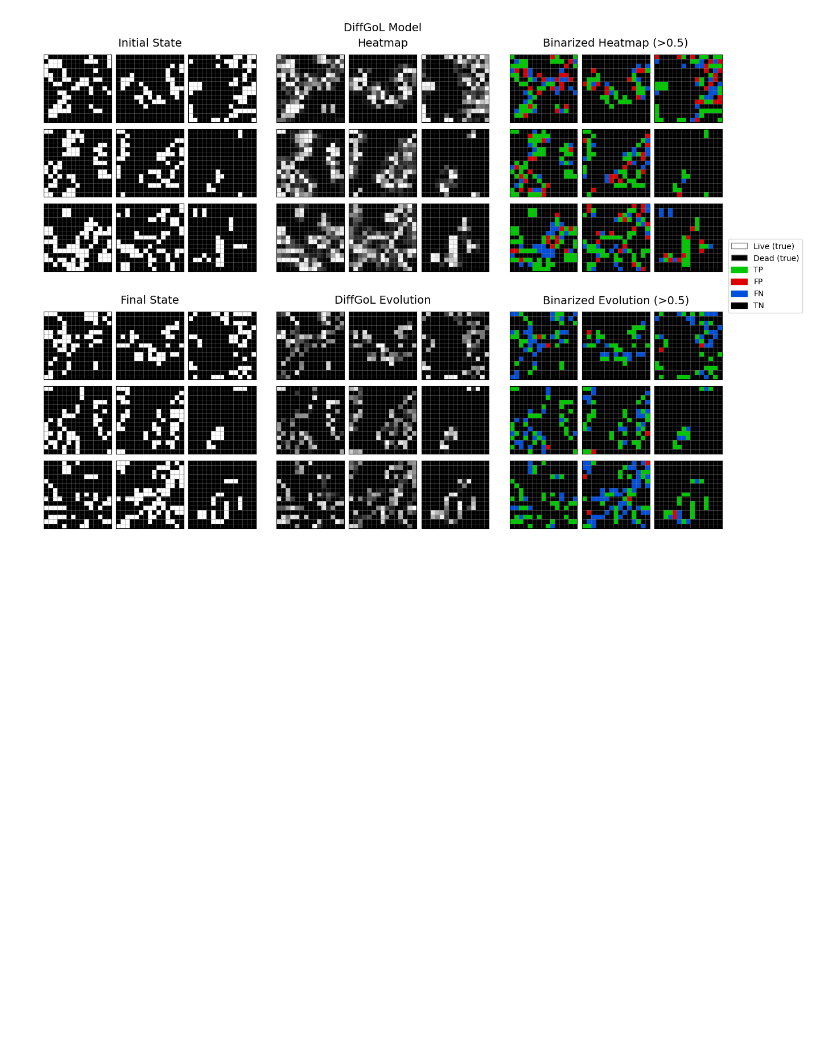
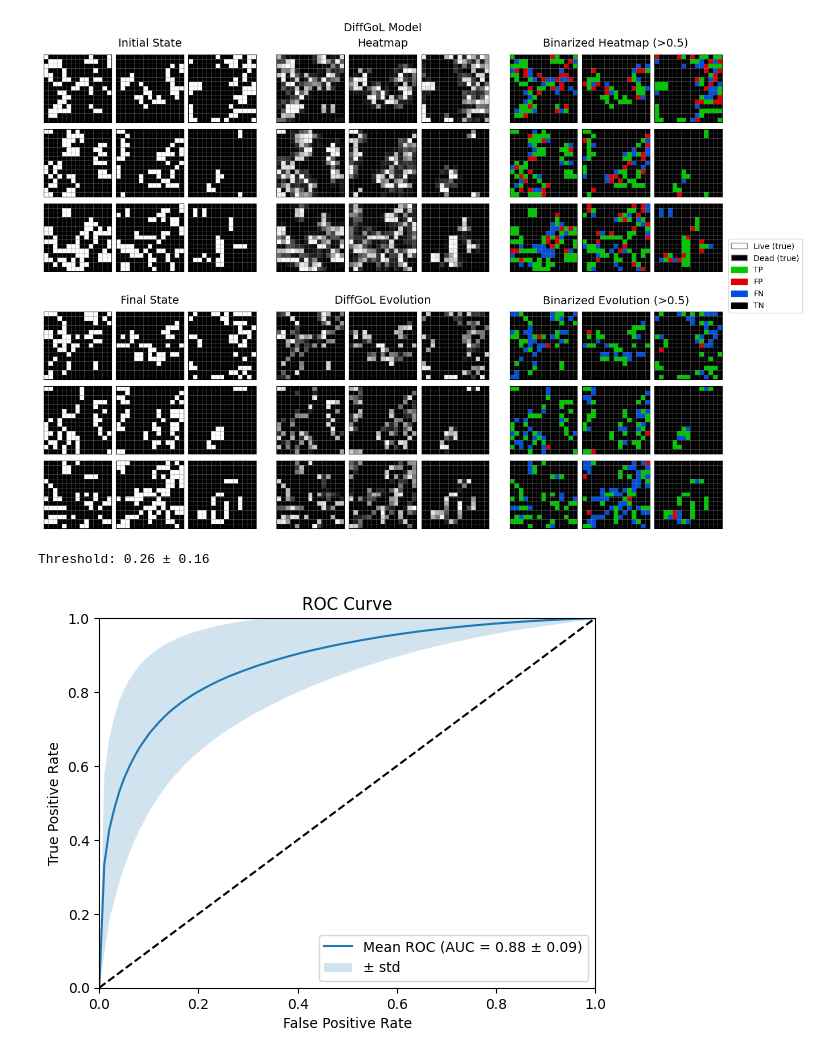
Before and after one commit to ayrna/reverseGoLwithCNN, a Jupyter notebook: PyTorch/Notebooks/Results_DiffGoL.ipynb, the cells around one changed output. Cells and saved outputs as stored; diff of their text form; code cells hidden in the pictures; blank space fills up the shorter version.

Commit message:
First approximation to the ROC Curve

```diff
--- a/PyTorch/Notebooks/Results_DiffGoL.ipynb
+++ b/PyTorch/Notebooks/Results_DiffGoL.ipynb
@@ -114,3 +114,75 @@ titles = ['Initial State', 'Heatmap', f'Binarized Heatmap (>{threshold})',
 eval_tools.display_states(file_pred, file_test, shape, threshold, titles, subplots_grid, suptitle, figsize, random=False)
 # %% [output]
 [figure]
+# %%
+import torch
+import numpy as np
+from torchmetrics.functional import roc, auroc
+import matplotlib.pyplot as plt
+import pandas as pd
+from utils.data import load_npz
+
+# Load the data
+stop_cols = [f"stop_{i}" for i in range(shape[0]*shape[1])]
+init_cols = [f'start_{i}' for i in range(shape[0]*shape[1])]
+
+    # Predictions
+df_preds = pd.read_csv(predictions_paths[221])
+init_pred_prob = df_preds[init_cols].values
+
+    # Ground truth
+_, init_true, fin_true = load_npz(test_data[221], 'test.npz')
+
+# Convert to tensor
+init_pred_prob = torch.tensor(init_pred_prob, dtype=torch.float32)
+init_true = torch.tensor(init_true, dtype= torch.bool)
+
+# Common grid to average out the curves (each curve has a different number of elements)
+mean_fpr = np.linspace(0, 1, 100) # [0.00, 0.01,...]
+
+# Loop:
+tprs_interp, aucs, best_ths = [], [], []
+
+for y_pred, y_true in zip(init_pred_prob, init_true):
+
+    # Compute the ROC curve and the score
+    fpr, tpr, thresholds = roc(y_pred, y_true, task="binary")
+    score = auroc(y_pred, y_true, task="binary")
+
+    # To numpy
+    fpr, tpr, thresholds = fpr.numpy(), tpr.numpy(), thresholds.numpy()
+
+    # Compute the best threshold by Youden's J statistic --> max(tpr - fpr)
+    best_ths.append(thresholds[np.argmax(tpr - fpr)])
+
+    # Interpolate:
+    interp_tpr = np.interp(mean_fpr, fpr, tpr)
+    interp_tpr[0] = 0.0
+    tprs_interp.append(interp_tpr)
+    aucs.append(score.item())
+
+# Compute mean and std
+tprs_interp = np.array(tprs_interp)
+mean_tpr = tprs_interp.mean(axis=0)
+mean_tpr[-1] = 1.0
+std_tpr = tprs_interp.std(axis=0)
+best_ths = np.array(best_ths)
+mean_ths = best_ths.mean(axis=0)
+std_ths = best_ths.std(axis=0)
+
+# Plot
+print(f'Threshold: {mean_ths:.2f} ± {std_ths:.2f}')
+
+plt.plot(mean_fpr, mean_tpr,
+         label=f'Mean ROC (AUC = {np.mean(aucs):.2f} ± {np.std(aucs):.2f})')
+plt.fill_between(mean_fpr, np.clip(mean_tpr - std_tpr, 0, 1), np.clip(mean_tpr + std_tpr, 0, 1), alpha=0.2, label='± std')
+plt.plot([0, 1], [0, 1], 'k--')
+plt.title('ROC Curve')
+plt.xlabel('False Positive Rate')
+plt.ylabel('True Positive Rate')
+plt.xlim([0, 1]); plt.ylim([0, 1])
+plt.legend()
+plt.show()
+# %% [output]
+Threshold: 0.26 ± 0.16
+[figure, added]
```
